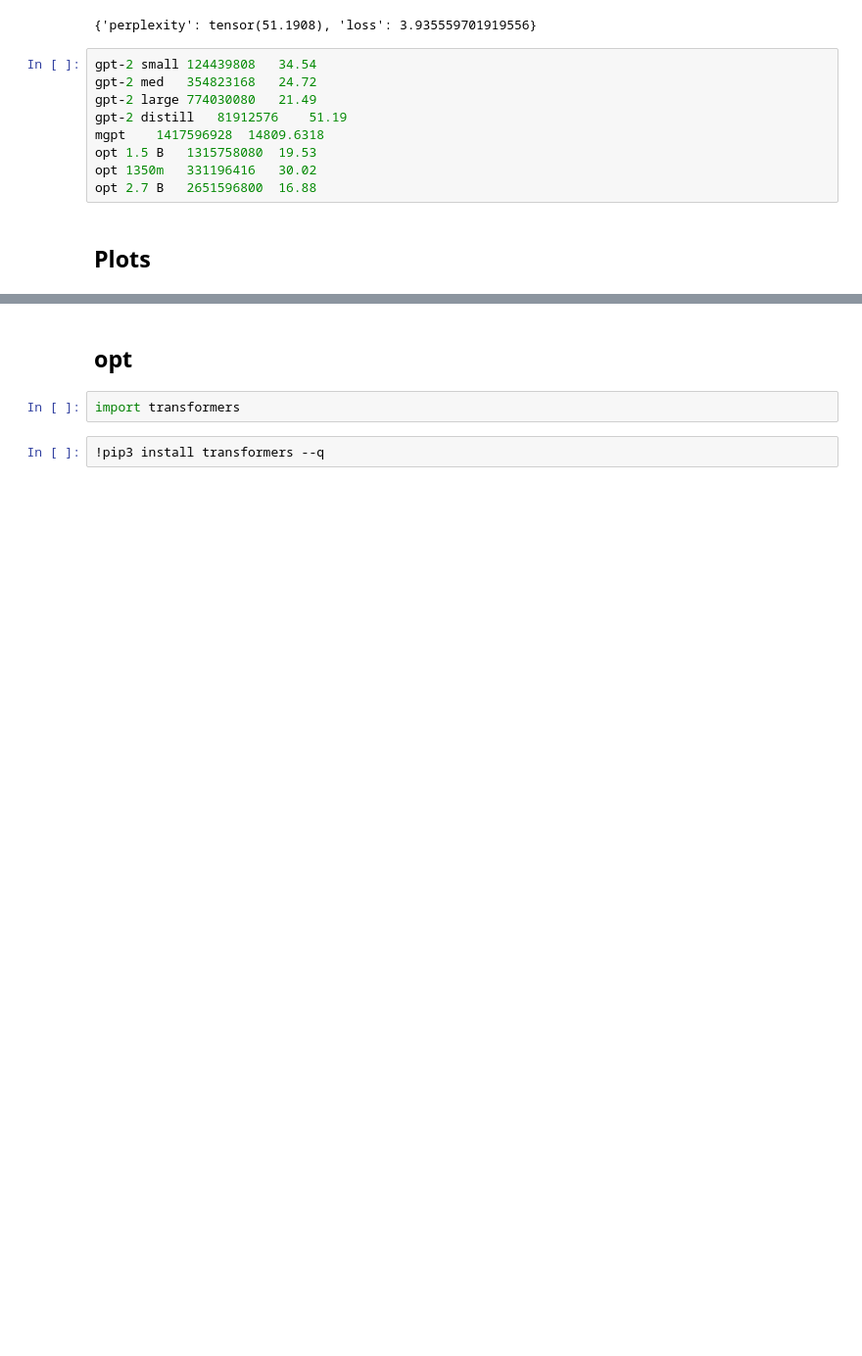
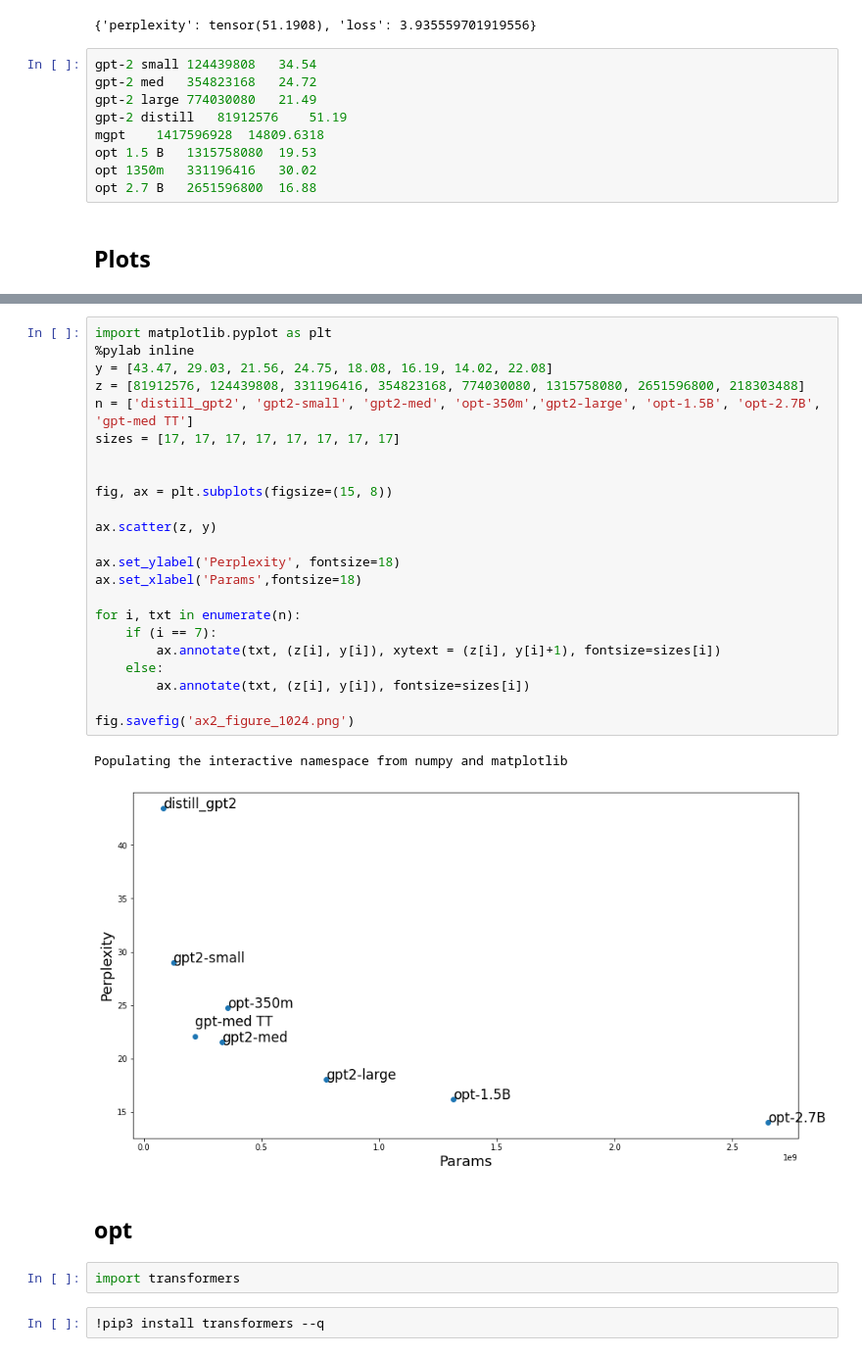
Before and after one commit to sayankotor/GreenAl, a Jupyter notebook: low_scaling_test/evaluate_test.ipynb, the cells around one changed output, grey strips where cells are left out. Shown at 98% size. Cells and saved outputs as stored; diff of their text form; blank space fills up the shorter version.

```diff
--- a/low_scaling_test/evaluate_test.ipynb
+++ b/low_scaling_test/evaluate_test.ipynb
@@ -179,3 +180,29 @@ fig.savefig('ax2_figure.png')
+# %%
+import matplotlib.pyplot as plt
+%pylab inline
+y = [43.47, 29.03, 21.56, 24.75, 18.08, 16.19, 14.02, 22.08]
+z = [81912576, 124439808, 331196416, 354823168, 774030080, 1315758080, 2651596800, 218303488]
+n = ['distill_gpt2', 'gpt2-small', 'gpt2-med', 'opt-350m','gpt2-large', 'opt-1.5B', 'opt-2.7B', 'gpt-med TT']
+sizes = [17, 17, 17, 17, 17, 17, 17, 17]
+
+
+fig, ax = plt.subplots(figsize=(15, 8))
+
+ax.scatter(z, y)
+
+ax.set_ylabel('Perplexity', fontsize=18)
+ax.set_xlabel('Params',fontsize=18)
+
+for i, txt in enumerate(n):
+    if (i == 7):
+        ax.annotate(txt, (z[i], y[i]), xytext = (z[i], y[i]+1), fontsize=sizes[i])
+    else:
+        ax.annotate(txt, (z[i], y[i]), fontsize=sizes[i])
+
+fig.savefig('ax2_figure_1024.png')
+# %% [output]
+Populating the interactive namespace from numpy and matplotlib
+[figure, added]
 # %% [markdown]
 ## opt
 # %%
```
Also changed, not shown: parts of 22 cells of this notebook, 20 other files.
